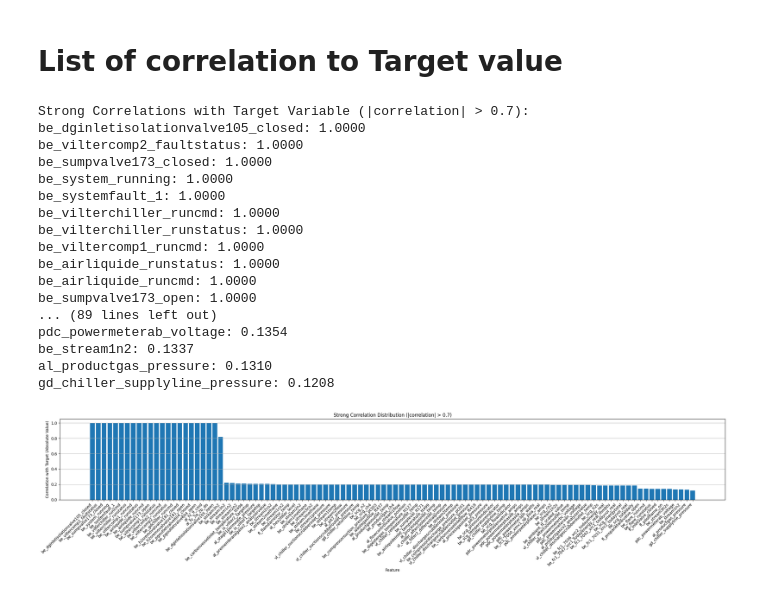
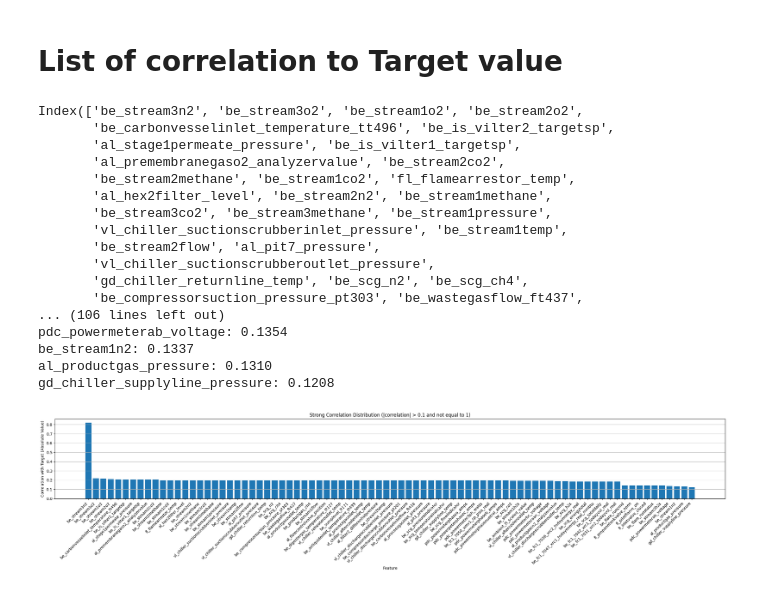
Before and after one commit to Amal-Baby-seqato/ML, a Jupyter notebook: Reportwithcorrelation.ipynb, the cells around one changed output. Saved outputs shown, nothing was run; the diff lists cells and outputs as text; code cells hidden in the pictures.

```diff
--- a/Reportwithcorrelation.ipynb
+++ b/Reportwithcorrelation.ipynb
@@ -196,5 +207,5 @@ Number of rows constituting a day's worth: 1427
 # %%
-data = pd.read_csv('/content/drive/MyDrive/Data_ML/temperory_dataset_with_timestamp.csv')
+data = pd.read_csv('/content/drive/MyDrive/Data_ML/temperory_dataset_with_timestamp_train_new.csv')
 data = data.dropna()
 data=data.drop("timestamp",axis=1)
 data[target].shift(periods=shift, fill_value=0)
@@ -410,7 +442,7 @@ def gemini(prompt):
   except Exception as e:
     print(f"Error during generating text: {e}")
 # %%
-data_new = pd.read_csv('/content/drive/MyDrive/Data_ML/temperory_dataset_with_timestamp_test.csv')
+data_new = pd.read_csv('/content/drive/MyDrive/Data_ML/temperory_dataset_with_timestamp_test_new.csv')
 def get_latest_train_data(window_size=1000,data=data_new):
     data = data.dropna()
     data=data.drop("timestamp",axis=1)
@@ -449,7 +481,7 @@ while True:
   * Methane Concentration: {new_data.iloc[0][2]}% with SHAP value:{shaps[2]}.
   * Gas outlet Temperature: {new_data.iloc[0][3]}°C with SHAP value:{shaps[3]}.
   * Power Meter Phase-Neutral Amps: {new_data.iloc[0][4]}A with SHAP value:{shaps[4]}.
-
+  Potential Failure chance after {-shift} steps:{failure_prob*100}%
   **Based on the data above, can you analyze the current state of the Biogas process and recommend actions to prevent or mitigate potential failures? Note that i am using an LSTM model to predict the failure probabilty also and i have also provided the SHAP values.[Only output the analysis do not mention the LSTM or SHAP]**"""
   gemini(prompt)
   if failure_prob > threshold:
@@ -764,49 +1032,48 @@ vl_chiller_suctionscrubberoutlet_pressure                                   1.00
 # **List of correlation to Target value**
 # %%
 # Filter features with correlation > 0.7 or < -0.7 (absolute values)
-filtered_corr = target_correlation[((target_correlation > 0.1) | (target_correlation < -0.1))]
+filtered_corr = target_correlation[((target_correlation > 0.1) & (target_correlation != 1)) | ((target_correlation < -0.1) & (target_correlation != -1))]
 
 # Sort filtered correlations (if any)
 if not filtered_corr.empty:
   sorted_corr = filtered_corr.abs().sort_values(ascending=False)  # Sort by absolute values
-
   # Prepare data for histogram (optional)
   features = sorted_corr.index.to_numpy()   # Convert index to NumPy array
   correlations = sorted_corr.to_numpy()   # Convert Series to NumPy array
-
+  print(sorted_corr.keys())
   # Print correlation values and corresponding column names
   print("Strong Correlations with Target Variable (|correlation| > 0.7):")
   for feature, correlation in sorted_corr.items():
     print(f"{feature}: {correlation:.4f}")
 
   # Create the histogram (optional)
   plt.figure(figsize=(25, 6))
   plt.bar(features, correlations)
   plt.xticks(rotation=45, ha='right')  # Rotate feature labels for readability
   plt.xlabel("Feature")
   plt.ylabel("Correlation with Target (Absolute Value)")
-  plt.title("Strong Correlation Distribution (|correlation| > 0.7)")
+  plt.title("Strong Correlation Distribution (|correlation| > 0.1 and not equal to 1)")
   plt.grid(axis='y')  # Add gridlines for better visualization
   plt.tight_layout()
   plt.show()
 else:
   print("No strong correlations found (|correlation| > 0.7).")
 # %% [output]
-Strong Correlations with Target Variable (|correlation| > 0.7):
-be_dginletisolationvalve105_closed: 1.0000
-be_viltercomp2_faultstatus: 1.0000
-be_sumpvalve173_closed: 1.0000
-be_system_running: 1.0000
-be_systemfault_1: 1.0000
-be_vilterchiller_runcmd: 1.0000
-be_vilterchiller_runstatus: 1.0000
-be_viltercomp1_runcmd: 1.0000
-be_airliquide_runstatus: 1.0000
-be_airliquide_runcmd: 1.0000
-be_sumpvalve173_open: 1.0000
-... (89 lines left out)
+Index(['be_stream3n2', 'be_stream3o2', 'be_stream1o2', 'be_stream2o2',
+       'be_carbonvesselinlet_temperature_tt496', 'be_is_vilter2_targetsp',
+       'al_stage1permeate_pressure', 'be_is_vilter1_targetsp',
+       'al_premembranegaso2_analyzervalue', 'be_stream2co2',
+       'be_stream2methane', 'be_stream1co2', 'fl_flamearrestor_temp',
+       'al_hex2filter_level', 'be_stream2n2', 'be_stream1methane',
+       'be_stream3co2', 'be_stream3methane', 'be_stream1pressure',
+       'vl_chiller_suctionscrubberinlet_pressure', 'be_stream1temp',
+       'be_stream2flow', 'al_pit7_pressure',
+       'vl_chiller_suctionscrubberoutlet_pressure',
+       'gd_chiller_returnline_temp', 'be_scg_n2', 'be_scg_ch4',
+       'be_compressorsuction_pressure_pt303', 'be_wastegasflow_ft437',
+... (106 lines left out)
 pdc_powermeterab_voltage: 0.1354
 be_stream1n2: 0.1337
 al_productgas_pressure: 0.1310
 gd_chiller_supplyline_pressure: 0.1208
-[figure, old version]
+[figure, new version]
```
Also changed, not shown: parts of 16 cells of this notebook.
